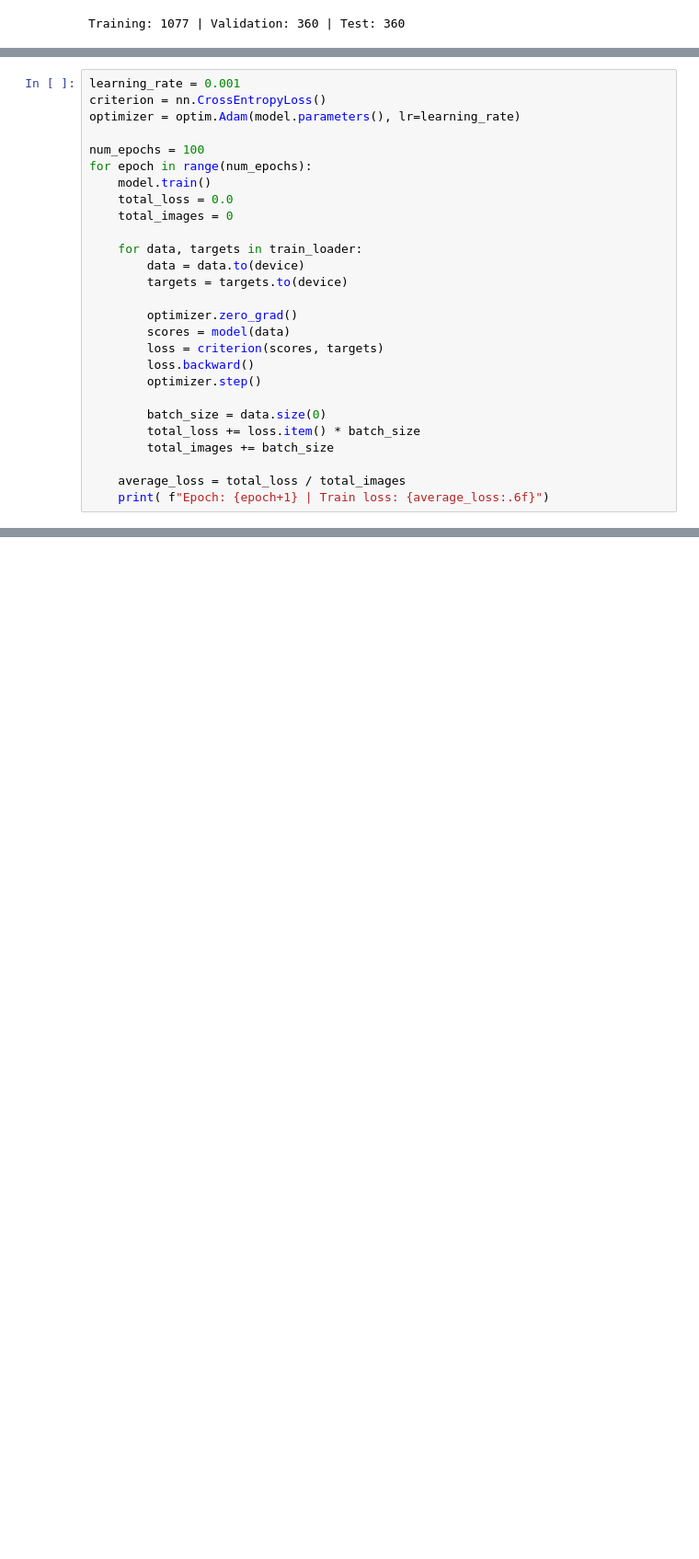
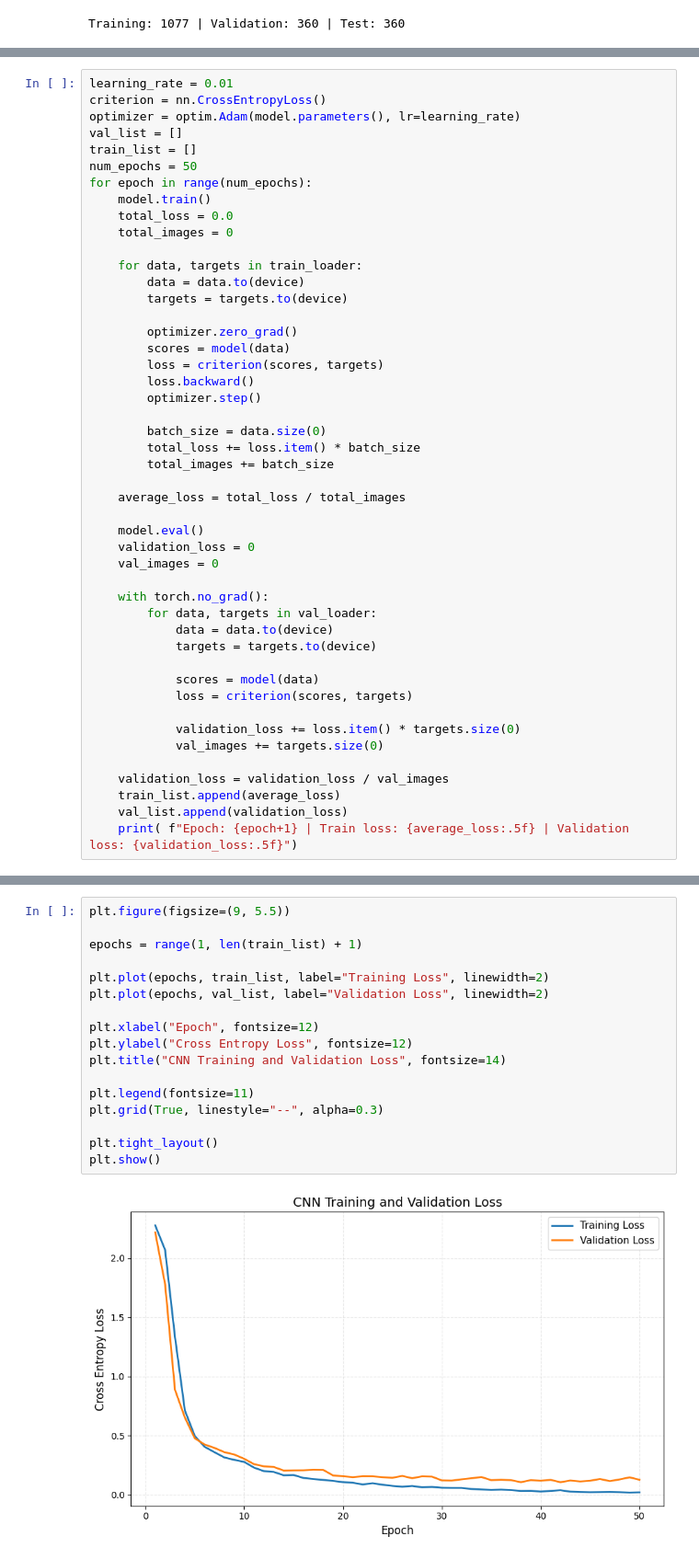
Before and after one commit to tom-fritzdorf/Statistical-Machine-Learning, a Jupyter notebook: Question3.ipynb, the cells around one changed output, grey strips where cells are left out. Shown at 92% size. Saved outputs shown, nothing was run; the diff lists cells and outputs as text; blank space fills up the shorter version.

```diff
--- a/Question3.ipynb
+++ b/Question3.ipynb
@@ -113,10 +119,11 @@ CNN(
 )
 # %%
-learning_rate = 0.001
+learning_rate = 0.01
 criterion = nn.CrossEntropyLoss()
 optimizer = optim.Adam(model.parameters(), lr=learning_rate)
-
-num_epochs = 100
+val_list = []
+train_list = []
+num_epochs = 50
 for epoch in range(num_epochs):
     model.train()
     total_loss = 0.0
@@ -137,5 +144,24 @@ for epoch in range(num_epochs):
         total_images += batch_size
 
     average_loss = total_loss / total_images
-    print( f"Epoch: {epoch+1} | Train loss: {average_loss:.6f}")
+
+    model.eval()
+    validation_loss = 0
+    val_images = 0
+
+    with torch.no_grad():
+        for data, targets in val_loader:
+            data = data.to(device)
+            targets = targets.to(device)
+
+            scores = model(data)
+            loss = criterion(scores, targets)
+
+            validation_loss += loss.item() * targets.size(0)
+            val_images += targets.size(0)
+
+    validation_loss = validation_loss / val_images
+    train_list.append(average_loss)
+    val_list.append(validation_loss)
+    print( f"Epoch: {epoch+1} | Train loss: {average_loss:.5f} | Validation loss: {validation_loss:.5f}")
 # %% [output]
@@ -159,3 +185,22 @@ Epoch: 100 | Train loss: 0.000320
+# %%
+plt.figure(figsize=(9, 5.5))
+
+epochs = range(1, len(train_list) + 1)
+
+plt.plot(epochs, train_list, label="Training Loss", linewidth=2)
+plt.plot(epochs, val_list, label="Validation Loss", linewidth=2)
+
+plt.xlabel("Epoch", fontsize=12)
+plt.ylabel("Cross Entropy Loss", fontsize=12)
+plt.title("CNN Training and Validation Loss", fontsize=14)
+
+plt.legend(fontsize=11)
+plt.grid(True, linestyle="--", alpha=0.3)
+
+plt.tight_layout()
+plt.show()
+# %% [output]
+[figure, added]
 # %%
 model.eval()
 
```
Also changed, not shown: parts of 10 cells of this notebook, 6 other files.
